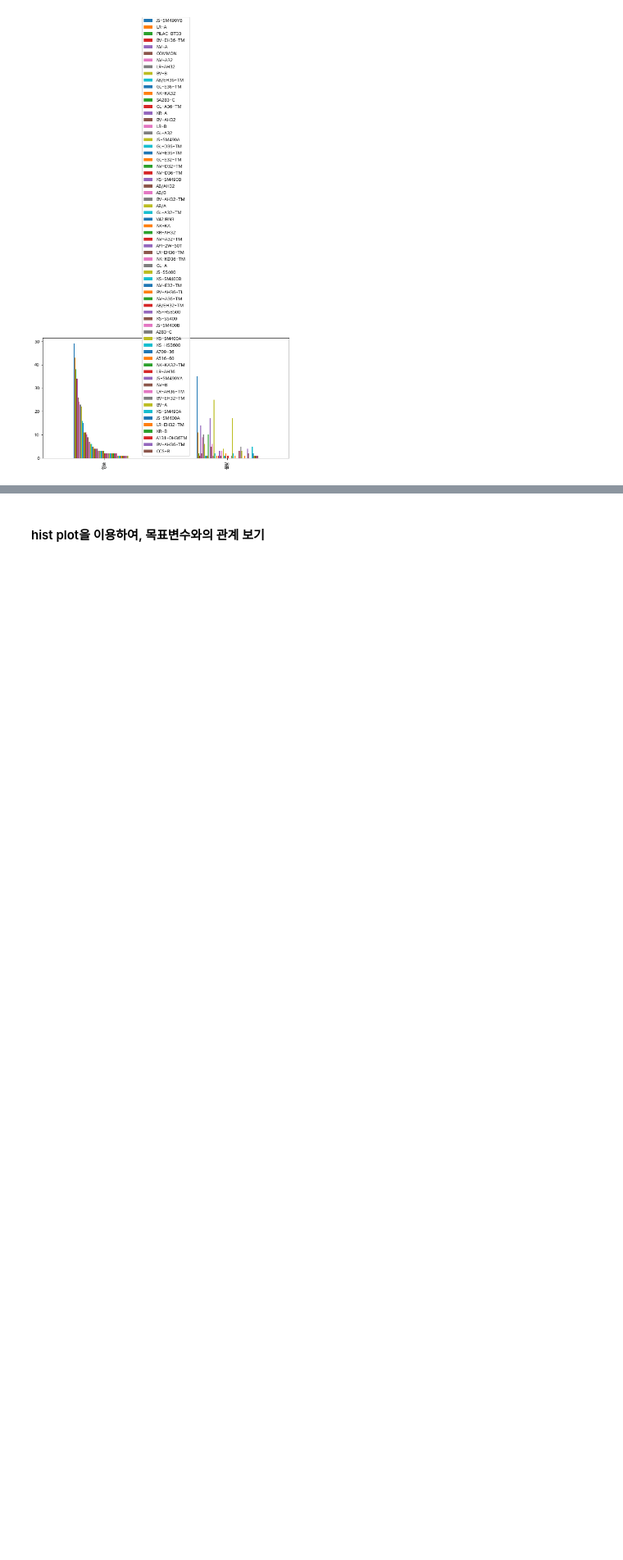
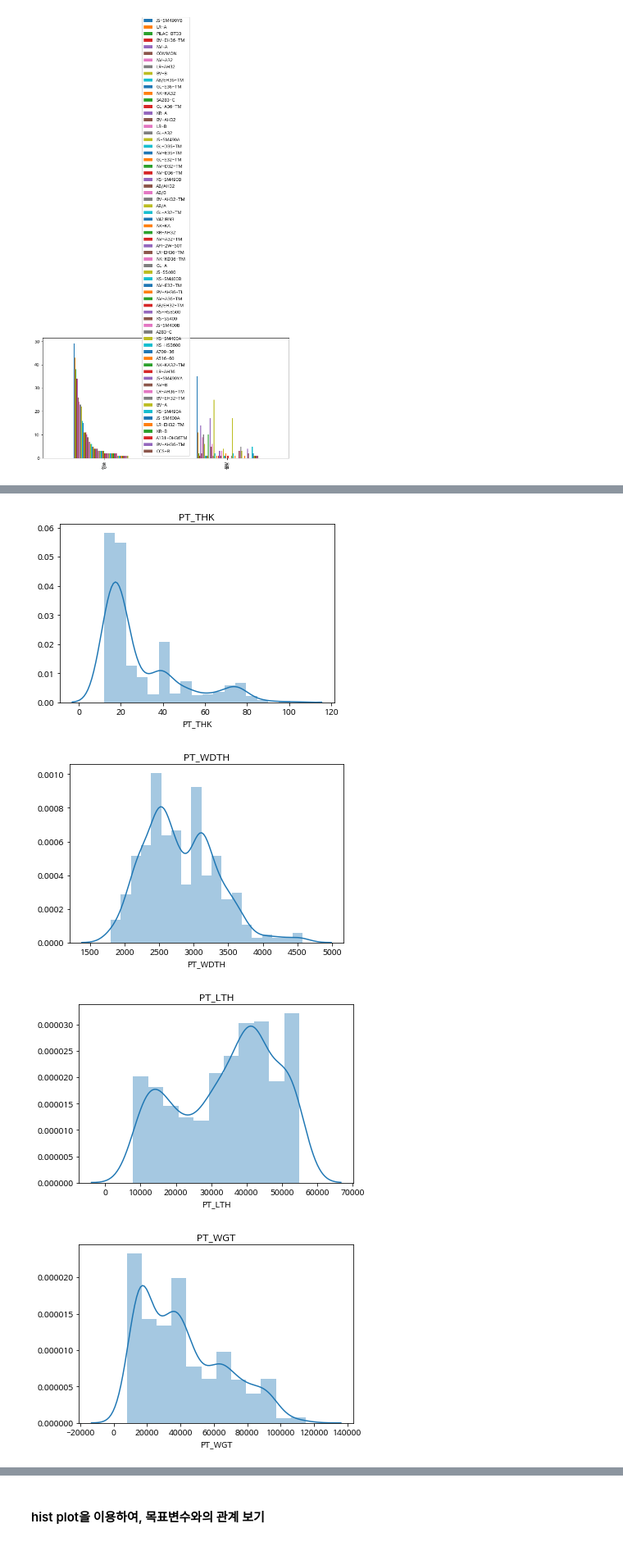
Before and after one commit to smileyoung1993/Posco_Bigdata, a Jupyter notebook: bigdata_analysis/포스코_종합실습.ipynb, the cells around one changed output, grey strips where cells are left out. Shown: that part at 82% size. Drawn from its saved outputs; the diff is of its cells as text; code cells hidden in the pictures; blank space fills up the shorter version.

```diff
--- a/bigdata_analysis/포스코_종합실습.ipynb
+++ b/bigdata_analysis/포스코_종합실습.ipynb
@@ -267,0 +309,11 @@ bar_chart("SPEC")
+# %%
+# distplot을 사용하여, 수치형 변수들의 분포살펴보기
+for col in df_scale_x_num:
+    sns.distplot(df_scale_x.loc[df_scale_x[col].notnull(), col])
+    plt.title(col)
+    plt.show()
+# %% [output]
+[figure, added]
+[figure, added]
+[figure, added]
+[figure, added]
```
Also changed, not shown: parts of 22 cells of this notebook, 5 other files.
